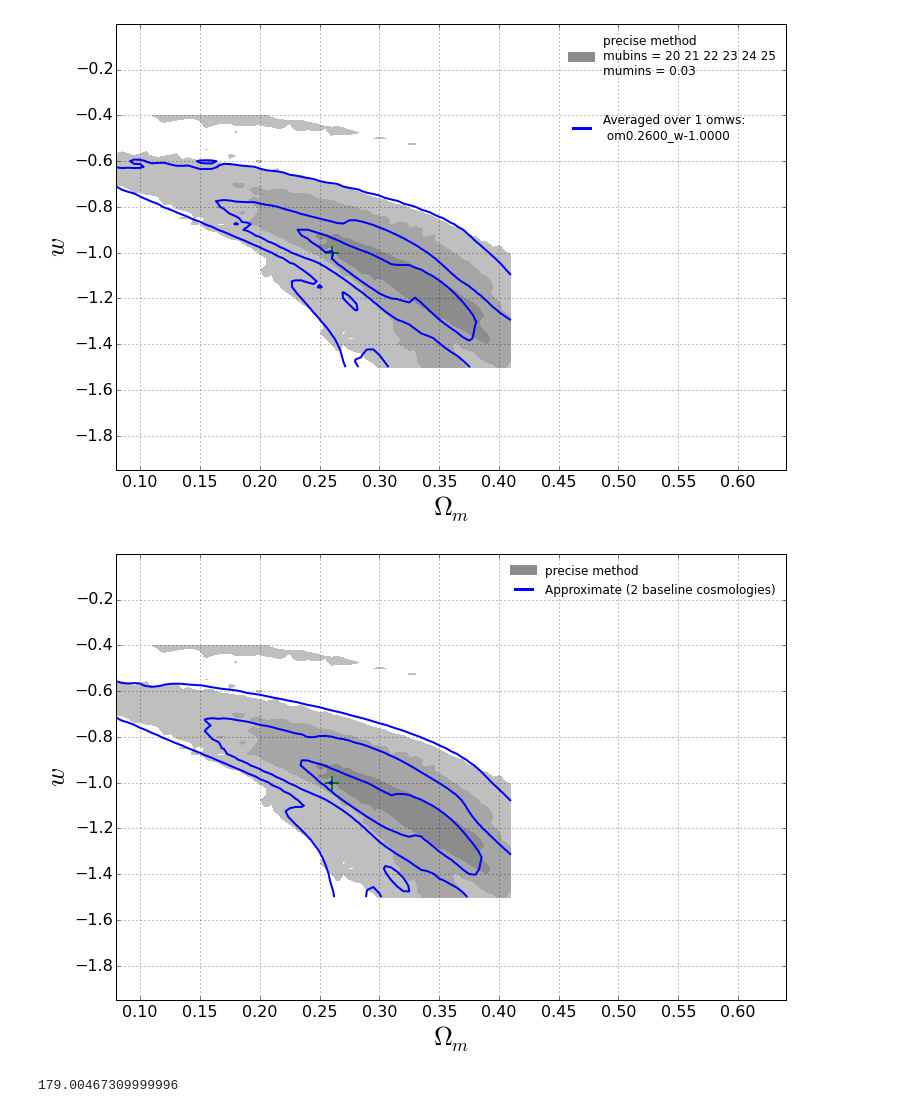
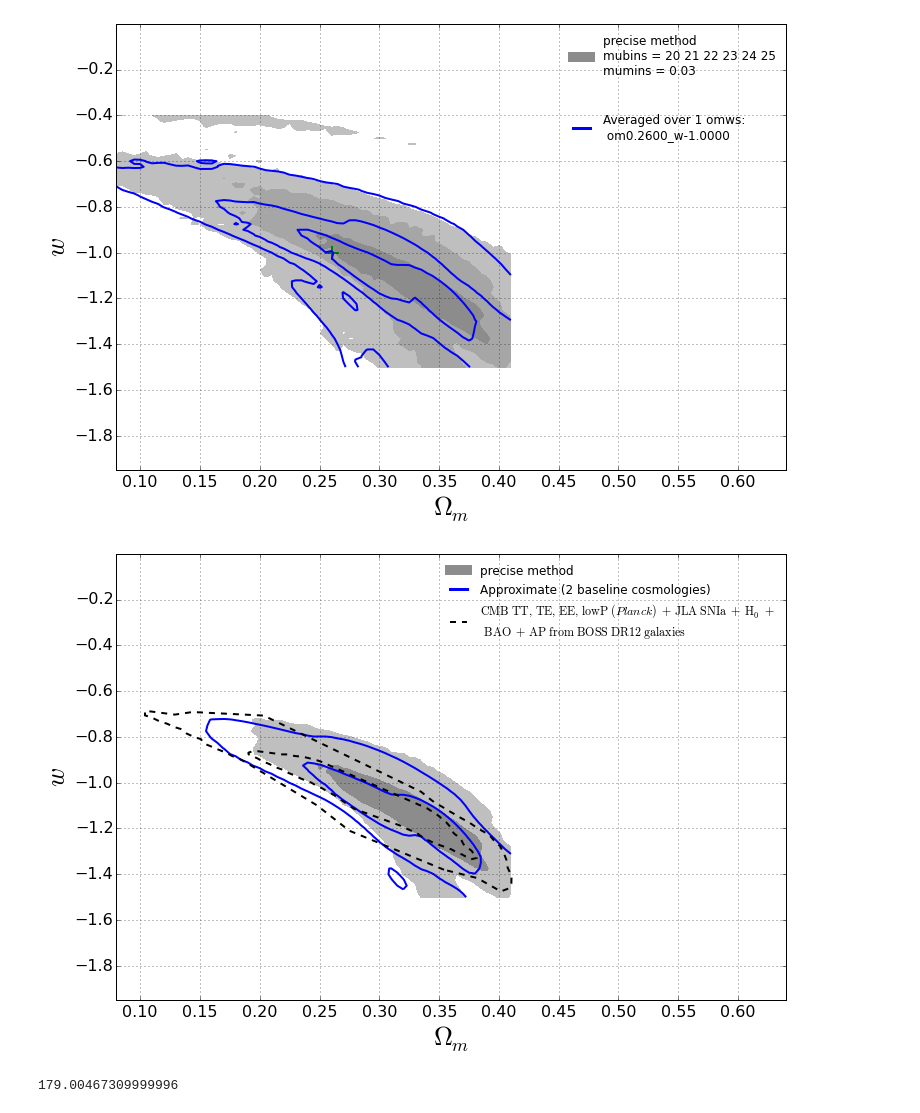
Before and after one commit to xiaodongli1986/2PCF_AP, a Jupyter notebook: 4.Comp_Precise_Approx_Ver2.ipynb, the cells around one changed output. Saved outputs shown, nothing was run; the diff lists cells and outputs as text; code cells hidden in the pictures.

```diff
--- a/4.Comp_Precise_Approx_Ver2.ipynb
+++ b/4.Comp_Precise_Approx_Ver2.ipynb
@@ -335,55 +320,48 @@ if True:
                     nowtab[nowstrs[1]][0] += float(nowstrs[2])/covmatrescale
                     nowtab[nowstrs[1]][1] += float(nowstrs[3])/covmatrescale
             if plotformat == 1:
                 nowlab = 'precise method'
             elif plotformat == 2:
                 nowlab = 'baseline = '+omwstr(0.26,-1)
             elif plotformat == 3:
                     #nowlab = '6 cosmologies (weightedstds)'
                     #nowlab = '6 cosmologies, avg_counts'
                     nowlab = 'Approximate (2 baseline cosmologies)'
             #elif plotformat == 5:
             #    nowlab = 'Approximate Method ($s$,$\\mu$ mapping, Fortran code)'
         nowtab[omwstr(0.26,-1)][1] = (nowtab[omwstr(0.235,-1)][1]+nowtab[omwstr(0.285,-1)][1])/2.0
         plot_contour(ax, Dense2subscan_omlist, Dense2subscan_wlist,
                          [[nowtab[omwstr(om,w)][1]/float(len(nowfiles)) for om in Dense2subscan_omlist] for w in Dense2subscan_wlist],
-                         show_marg_rlt=False, sigs=[sig1,sig2,sig3], label=nowlab, plotformat=plotformat,)
+                         scatter_WMAP5=False,smsigma=0.7,show_marg_rlt=False, sigs=[sig1,sig2], label=nowlab, plotformat=plotformat,)
+        plotformat += 2
 
-        X = sumlist([[DA(om, w, 0.7, SixBinRedshift_NS[4])* Hz(om, w, 0.7, SixBinRedshift_NS[4]) / \
-                (DA(om, w, 0.7, SixBinRedshift_NS[0])* Hz(om, w, 0.7, SixBinRedshift_NS[0])) for om in Dense2subscan_omlist] \
-                        for w in Dense2subscan_wlist])
-        Y =  sumlist([[nowtab[omwstr(om,w)][1]/float(len(nowfiles))  for om in Dense2subscan_omlist] for w in Dense2subscan_wlist])
+    nowfile = '/home/xiaodongli/software/cosmomcs/12Oct_generic/Dense2_PatchyV6CM300omws.sefact.smooth.2Dcon.txt'
+    FullFileName = nowfile
+    contours = COSMOMC_load_contours(FullFileName, upper_limit_of_loadin=10, upper_limit_of_loadiny=1.0)
+    for row in range(len(contours)):
+        X, Y = XYfromdata(contours[row])
+        if row == 0:
+            ax.plot(X,Y,lw=2,ls='--',c='k',label='$\\rm CMB\\ TT,\\ TE,\\ EE,\\ lowP\\ (\\it Planck)\\rm \\ +\\ JLA\\ SNIa\\ +\\ H_0\\ +$\n $\\rm BAO\\ +\\ AP\\ from\\ BOSS\\ DR12\\ galaxies$')
+        else:
+            ax.plot(X,Y,lw=2,ls='--',c='k')
 
-        if plotformat == 1:
-                ax1.scatter(X,Y, lw=2, linewidths=0, color='b', label='Precise')
-                nowlike0 = [[nowtab[omwstr(om,w)][1]/float(len(nowfiles)) for om in Dense2subscan_omlist] for w in Dense2subscan_wlist]
-                Y0 = [xx for xx in Y]
-        else:
-          if False:
-                ax1.scatter(X,Y, lw=2, linewidths=0, color='r', label='Approx')
-                diffY = [Y[row]-Y0[row] for row in range(len(Y))]
-                difflike = [[nowtab[omwstr(om,w)][1]/float(len(nowfiles)) for om in Dense2subscan_omlist] for w in Dense2subscan_wlist]
-                for row2 in range(len(Dense2subscan_omlist)):
-                    for row1 in range(len(Dense2subscan_wlist)):
-                        difflike[row1][row2] = (difflike[row1][row2]-nowlike0[row1][row2])
-                ax2.scatter(X,diffY, lw=2, linewidths=0, color='r', label='Approx - Precise')
-        plotformat += 2
+
     #ax1.set_xlabel('DA H ratio (high-z OVER low-z)', fontsize=20)
     #ax1.set_ylabel('$\\chi^2$', fontsize=20)
-    ax.grid(); ax1.grid(); ax2.grid()
+    ax.grid(); #ax1.grid(); ax2.grid()
     ax.set_xlim(conommin, conommax); ax.set_ylim(conwmin, conwmax)
     ax.set_xlabel('$\\Omega_m$', fontsize=26); ax.set_ylabel('$w$', fontsize=26)
     ax.set_xticks(np.arange(0.10, conommax, 0.05)); ax.set_yticks(np.arange(-1.8, conwmax, 0.2))
     #ax.set_title('# of $\\mu$ bins = '+str(nummuedges))
-    ax.legend(frameon=False,loc='best'); ax1.legend(frameon=False,loc='best'); ax2.legend(frameon=False,loc='best')
+    ax.legend(frameon=False,loc='best'); #ax1.legend(frameon=False,loc='best'); ax2.legend(frameon=False,loc='best')
     #fig.savefig('CompContour__polyfitdeg3.baseline_'+nowomwstr+'_nbins750_mubins600.png', format='png')
     #fig.savefig('CompContour__polyfitdeg3.baseline_AveragedOver'+str(len(all_omws))+'OMWs_nbins750_mubins600.png', format='png')
     #fig.savefig('CompContour__polyfitdeg3.baseline_SixOMWs_Weighted_nbins750_mubins600.png', format='png')
     #fig.savefig('CompContour__polyfitdeg3.baseline_TwoOMWs_AVG_counts_nbins750_mubins600.png', format='png')
     #fig.savefig('CompContour__polyfitdeg3.baseline_SixOMWs_AVG_counts_nbins750_mubins600.png', format='png')
     plt.show()
 # %% [output]
-[figure, old version]
+[figure, new version]
 # %%
 def sumstr(nowstr):
     return sum([float(xx) for xx in nowstr.split()])
```
Also changed, not shown: parts of 2 cells of this notebook, 13 other files.
